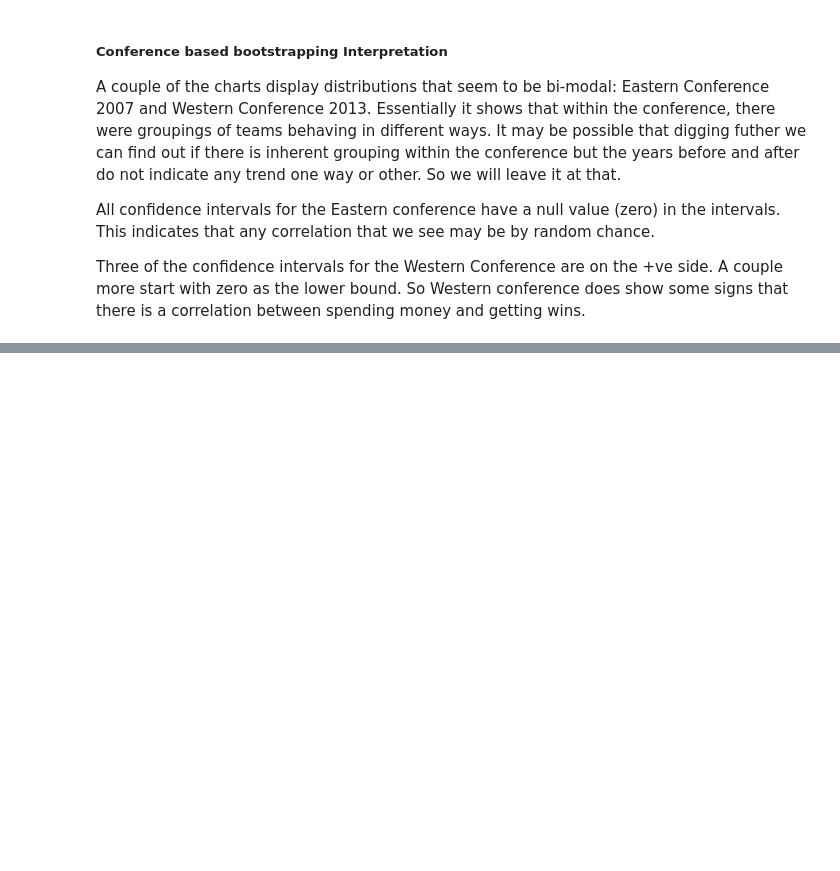
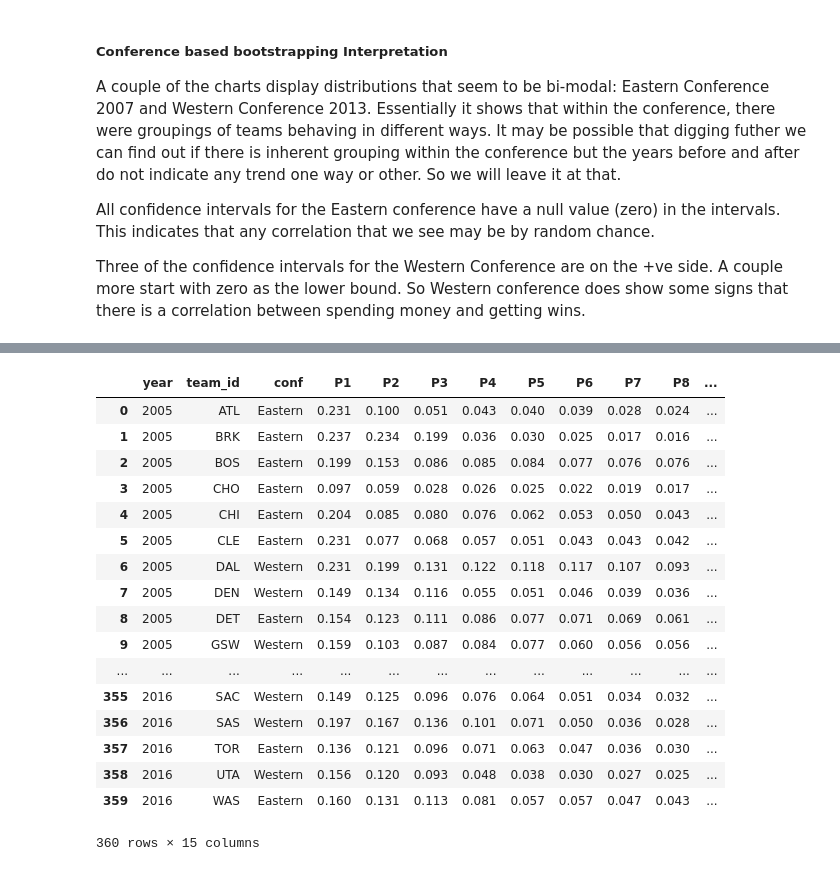
Before and after one commit to noorzaman/bb_finances, a Jupyter notebook: zaman_nurul.ipynb, the cells around one changed output, grey strips where cells are left out. Cells and saved outputs as stored; diff of their text form; code cells hidden in the pictures; blank space fills up the shorter version.

```diff
--- a/zaman_nurul.ipynb
+++ b/zaman_nurul.ipynb
@@ -1336,6 +1356,7 @@ def summary_table_stars():
 ## PART 3 - create big dataset and predict
 def create_prediction_df(normed=True, wins=False):
 
+    players = ['P1','P2','P3','P4','P5','P6','P7','P8','P9','P10', 'P11']
     vals_all = []
     df_sals = get_sals_df()
     df_wins = get_win_loss_df()
@@ -1343,8 +1364,8 @@ def create_prediction_df(normed=True, wins=False):
     df_playoffs = get_playoffs_df()
     dfc = get_salary_cap_df()
 
-    cols = ['year', 'team_id', 'conf', 'playoffs', 'wins', 'salary_cap',
-        'P1','P2','P3','P4','P5','P6','P7','P8','P9','P10', 'P11']
+    cols = ['year', 'team_id', 'conf', 'playoffs', 'wins', 'salary_cap']
+    cols.extend(players)
 
     for i in get_effective_years():
         dfy = df_sals[df_sals['year'] == i]
@@ -1374,8 +1395,7 @@ def create_prediction_df(normed=True, wins=False):
     df_all = pd.DataFrame(data = vals_all, columns=cols)
 
     if normed == True:
-        df_normed = df_all[['P1','P2','P3','P4','P5','P6','P7','P8', 'P9',
-                            'P10','P11']].div(df_all.salary_cap, axis = 0)
+        df_normed = df_all[players].div(df_all.salary_cap, axis = 0)
         if wins == True:
             df_header = df_all[['year', 'team_id', 'conf', 'wins']]
         else:
@@ -1383,11 +1403,14 @@ def create_prediction_df(normed=True, wins=False):
         df_trailer = df_all[['playoffs']]
         df_all = pd.concat([df_header, df_normed, df_trailer], axis='columns')
 
+    df_all = df_all.round(3)
     return df_all
 
+
 def show_salary_distribution():
+    players = ['P1','P2','P3','P4','P5','P6','P7','P8','P9','P10', 'P11']
     df = create_prediction_df(normed=True)
-    df_p= df[['P1','P2','P3','P4', 'P5','P6','P7','P8', 'P9', 'P10', 'P11']]
+    df_p= df[players]
     fig = plt.figure(figsize=(15, 4))
     sns.boxplot(data=df_p)
     plt.title('Distribution of salaries')
@@ -1396,7 +1419,27 @@ def show_salary_distribution():
 # %%
 # check 2015 later
 #df = pd.DataFrame(get_star_corrs())[[2005,2006,2007,2008,2009,2010,2011,2012,2013,2014,2016]].T
 #df
+create_prediction_df()
+# %% [output]
+|  | year | team_id | conf | P1 | P2 | P3 | P4 | P5 | P6 | P7 | P8 | ... |
+| 0 | 2005 | ATL | Eastern | 0.231 | 0.100 | 0.051 | 0.043 | 0.040 | 0.039 | 0.028 | 0.024 | ... |
+| 1 | 2005 | BRK | Eastern | 0.237 | 0.234 | 0.199 | 0.036 | 0.030 | 0.025 | 0.017 | 0.016 | ... |
+| 2 | 2005 | BOS | Eastern | 0.199 | 0.153 | 0.086 | 0.085 | 0.084 | 0.077 | 0.076 | 0.076 | ... |
+| 3 | 2005 | CHO | Eastern | 0.097 | 0.059 | 0.028 | 0.026 | 0.025 | 0.022 | 0.019 | 0.017 | ... |
+| 4 | 2005 | CHI | Eastern | 0.204 | 0.085 | 0.080 | 0.076 | 0.062 | 0.053 | 0.050 | 0.043 | ... |
+| 5 | 2005 | CLE | Eastern | 0.231 | 0.077 | 0.068 | 0.057 | 0.051 | 0.043 | 0.043 | 0.042 | ... |
+| 6 | 2005 | DAL | Western | 0.231 | 0.199 | 0.131 | 0.122 | 0.118 | 0.117 | 0.107 | 0.093 | ... |
+| 7 | 2005 | DEN | Western | 0.149 | 0.134 | 0.116 | 0.055 | 0.051 | 0.046 | 0.039 | 0.036 | ... |
+| 8 | 2005 | DET | Eastern | 0.154 | 0.123 | 0.111 | 0.086 | 0.077 | 0.071 | 0.069 | 0.061 | ... |
+| 9 | 2005 | GSW | Western | 0.159 | 0.103 | 0.087 | 0.084 | 0.077 | 0.060 | 0.056 | 0.056 | ... |
+| ... | ... | ... | ... | ... | ... | ... | ... | ... | ... | ... | ... | ... |
+| 355 | 2016 | SAC | Western | 0.149 | 0.125 | 0.096 | 0.076 | 0.064 | 0.051 | 0.034 | 0.032 | ... |
+| 356 | 2016 | SAS | Western | 0.197 | 0.167 | 0.136 | 0.101 | 0.071 | 0.050 | 0.036 | 0.028 | ... |
+| 357 | 2016 | TOR | Eastern | 0.136 | 0.121 | 0.096 | 0.071 | 0.063 | 0.047 | 0.036 | 0.030 | ... |
+| 358 | 2016 | UTA | Western | 0.156 | 0.120 | 0.093 | 0.048 | 0.038 | 0.030 | 0.027 | 0.025 | ... |
+| 359 | 2016 | WAS | Eastern | 0.160 | 0.131 | 0.113 | 0.081 | 0.057 | 0.057 | 0.047 | 0.043 | ... |
+360 rows × 15 columns
 # %%
 # Perform the ANOVA
 #stats.f_oneway(df['T1'],df['T2'],df['T3'],df['T4'],df['T5'],df['T6'],df['T7'],df['T8'],df['T9'])
```
Also changed, not shown: parts of 32 cells of this notebook, 1 other file.
